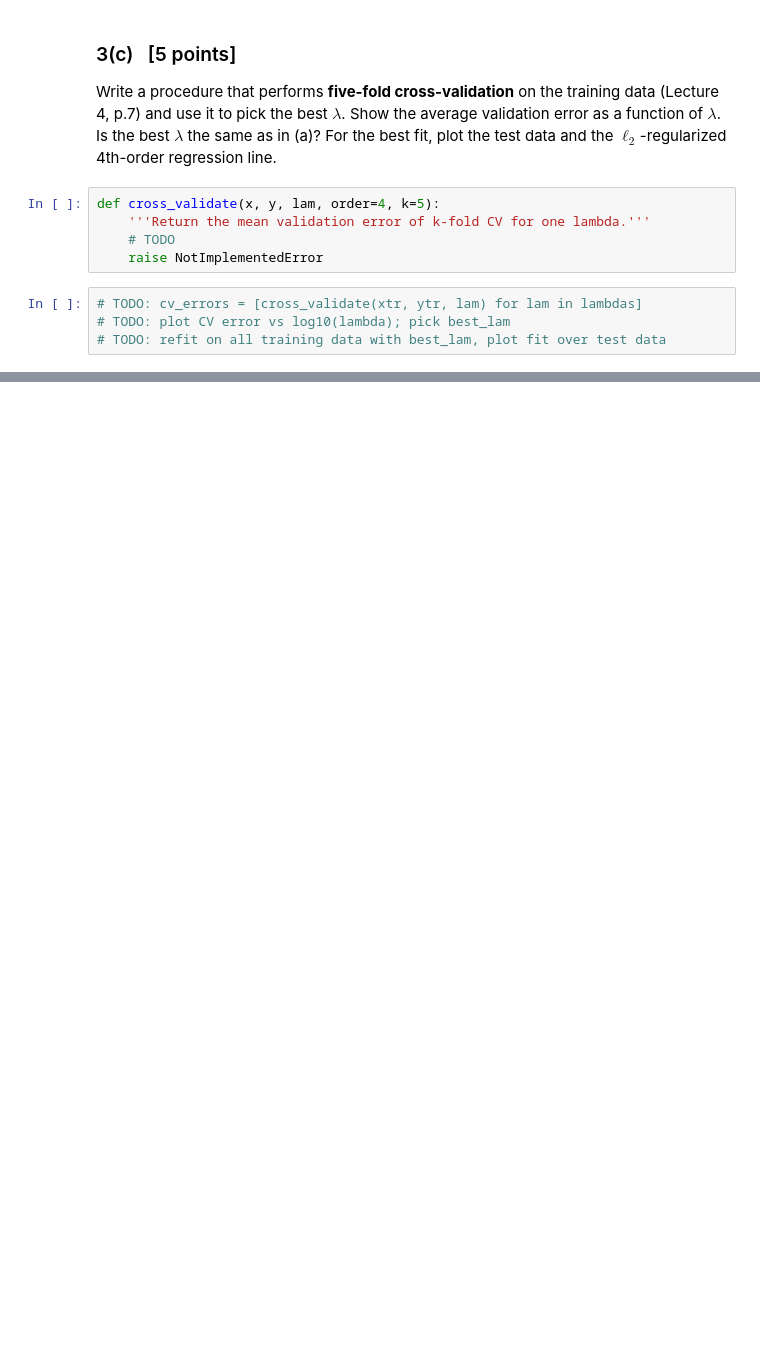
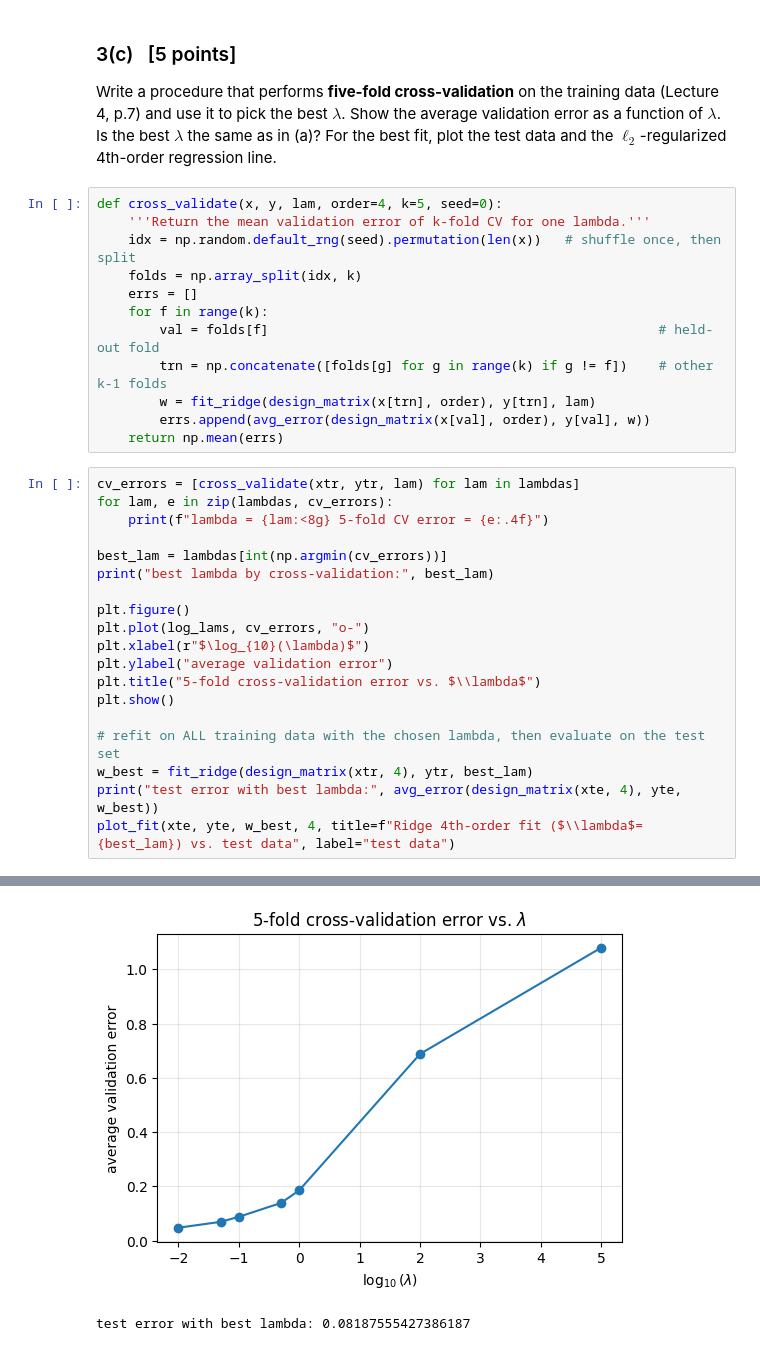
Before and after one commit to issarmank/cs4451-assignment-1, a Jupyter notebook: assignment1.ipynb, the cells around one changed output, grey strips where cells are left out. Saved outputs shown, nothing was run; the diff lists cells and outputs as text; blank space fills up the shorter version.

```diff
--- a/assignment1.ipynb
+++ b/assignment1.ipynb
@@ -320,11 +385,34 @@ Write a procedure that performs **five-fold cross-validation** on the training d
 Show the average validation error as a function of $\lambda$. Is the best $\lambda$ the same as in (a)?
 For the best fit, plot the test data and the $\ell_2$-regularized 4th-order regression line.
 # %%
-def cross_validate(x, y, lam, order=4, k=5):
+def cross_validate(x, y, lam, order=4, k=5, seed=0):
     '''Return the mean validation error of k-fold CV for one lambda.'''
-    # TODO
-    raise NotImplementedError
+    idx = np.random.default_rng(seed).permutation(len(x))   # shuffle once, then split
+    folds = np.array_split(idx, k)
+    errs = []
+    for f in range(k):
+        val = folds[f]                                                  # held-out fold
+        trn = np.concatenate([folds[g] for g in range(k) if g != f])    # other k-1 folds
+        w = fit_ridge(design_matrix(x[trn], order), y[trn], lam)
+        errs.append(avg_error(design_matrix(x[val], order), y[val], w))
+    return np.mean(errs)
 # %%
-# TODO: cv_errors = [cross_validate(xtr, ytr, lam) for lam in lambdas]
-# TODO: plot CV error vs log10(lambda); pick best_lam
-# TODO: refit on all training data with best_lam, plot fit over test data
+cv_errors = [cross_validate(xtr, ytr, lam) for lam in lambdas]
+for lam, e in zip(lambdas, cv_errors):
+    print(f"lambda = {lam:<8g} 5-fold CV error = {e:.4f}")
+
+best_lam = lambdas[int(np.argmin(cv_errors))]
+print("best lambda by cross-validation:", best_lam)
+
+plt.figure()
+plt.plot(log_lams, cv_errors, "o-")
+plt.xlabel(r"$\log_{10}(\lambda)$")
+plt.ylabel("average validation error")
+plt.title("5-fold cross-validation error vs. $\\lambda$")
+plt.show()
+
+# refit on ALL training data with the chosen lambda, then evaluate on the test set
+w_best = fit_ridge(design_matrix(xtr, 4), ytr, best_lam)
+print("test error with best lambda:", avg_error(design_matrix(xte, 4), yte, w_best))
+plot_fit(xte, yte, w_best, 4, title=f"Ridge 4th-order fit ($\\lambda$={best_lam}) vs. test data", label="test data")
+# %% [output]
@@ -330,0 +427,2 @@ def cross_validate(x, y, lam, order=4, k=5):
+[figure, added]
+test error with best lambda: 0.08187555427386187
```
Also changed, not shown: parts of 14 cells of this notebook.
